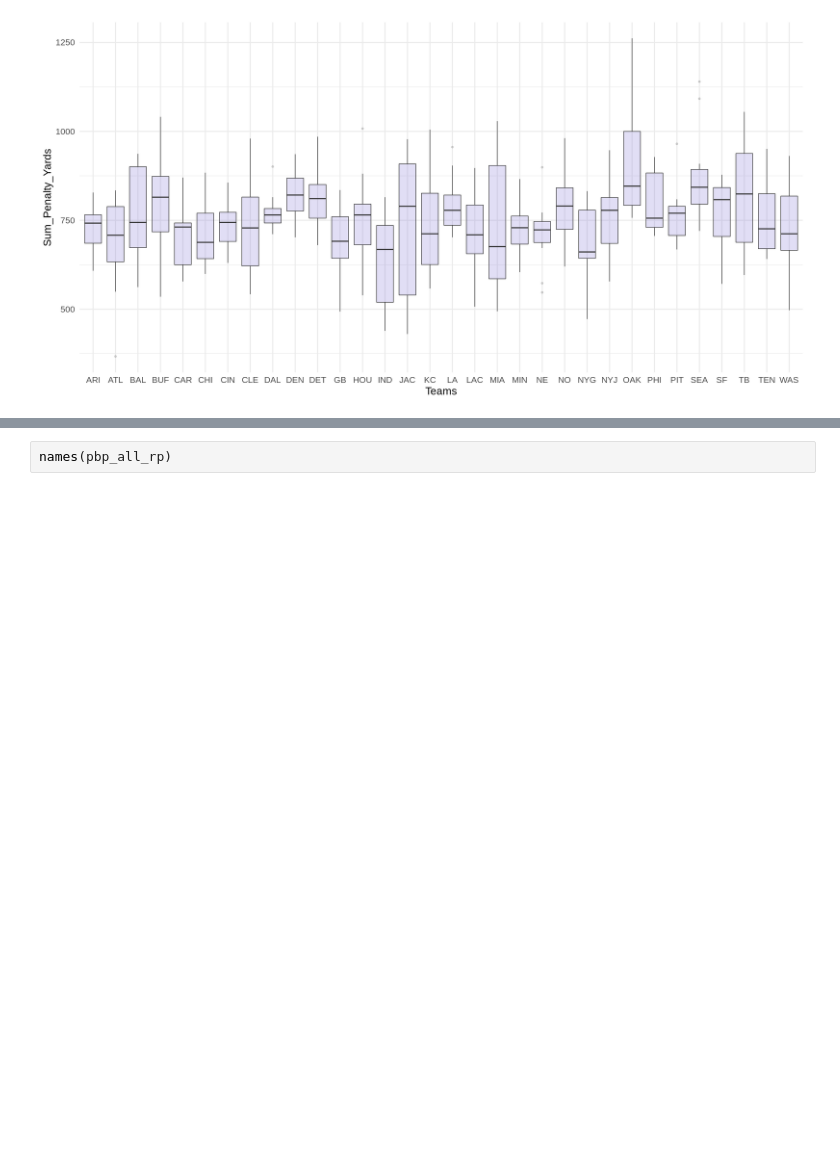
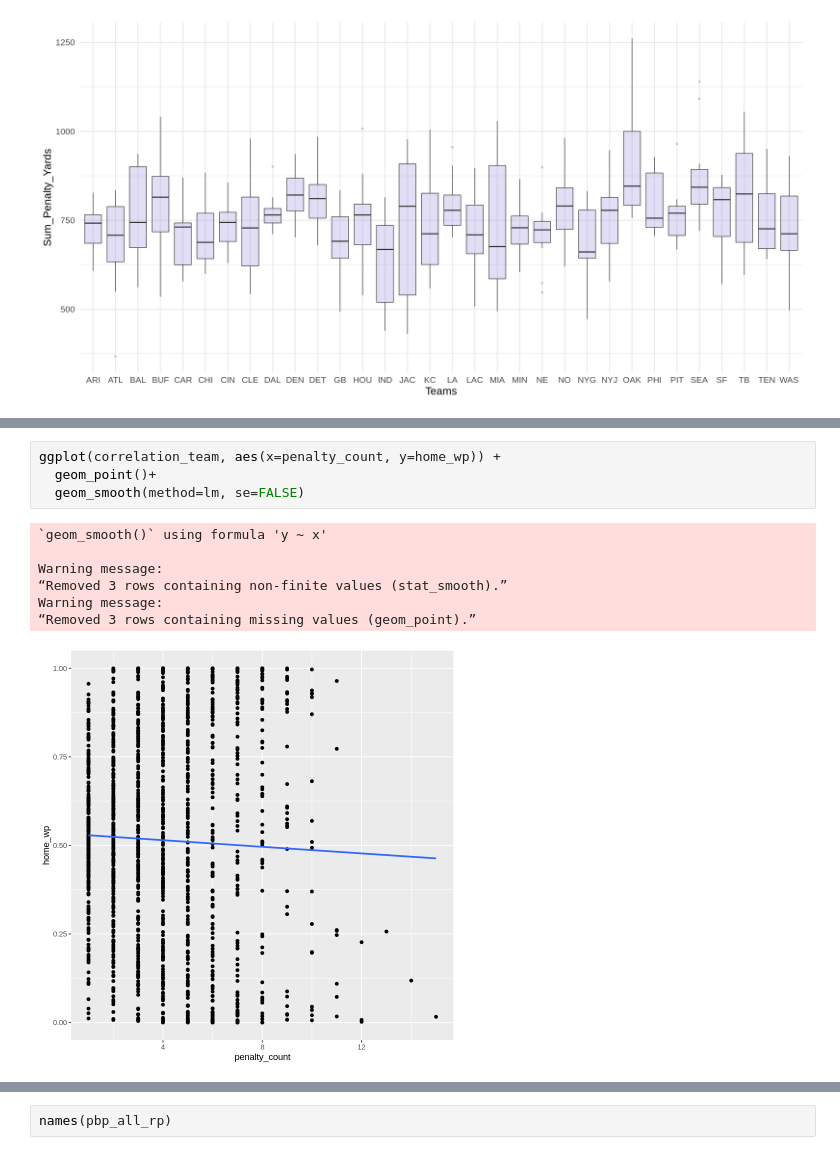
Before and after one commit to rennerm1/NFL-Data-Science-Project, a Jupyter notebook: playingaround.ipynb, the cells around one changed output, grey strips where cells are left out. Cells and saved outputs as stored; diff of their text form; blank space fills up the shorter version.

```diff
--- a/playingaround.ipynb
+++ b/playingaround.ipynb
@@ -380,0 +366,12 @@ A grouped_df: 3069 × 7
+# %%
+ggplot(correlation_team, aes(x=penalty_count, y=home_wp)) +
+  geom_point()+
+  geom_smooth(method=lm, se=FALSE)
+# %% [output]
+`geom_smooth()` using formula 'y ~ x'
+
+Warning message:
+“Removed 3 rows containing non-finite values (stat_smooth).”
+Warning message:
+“Removed 3 rows containing missing values (geom_point).”
+[figure, added]
```
Also changed, not shown: parts of 12 cells of this notebook.
